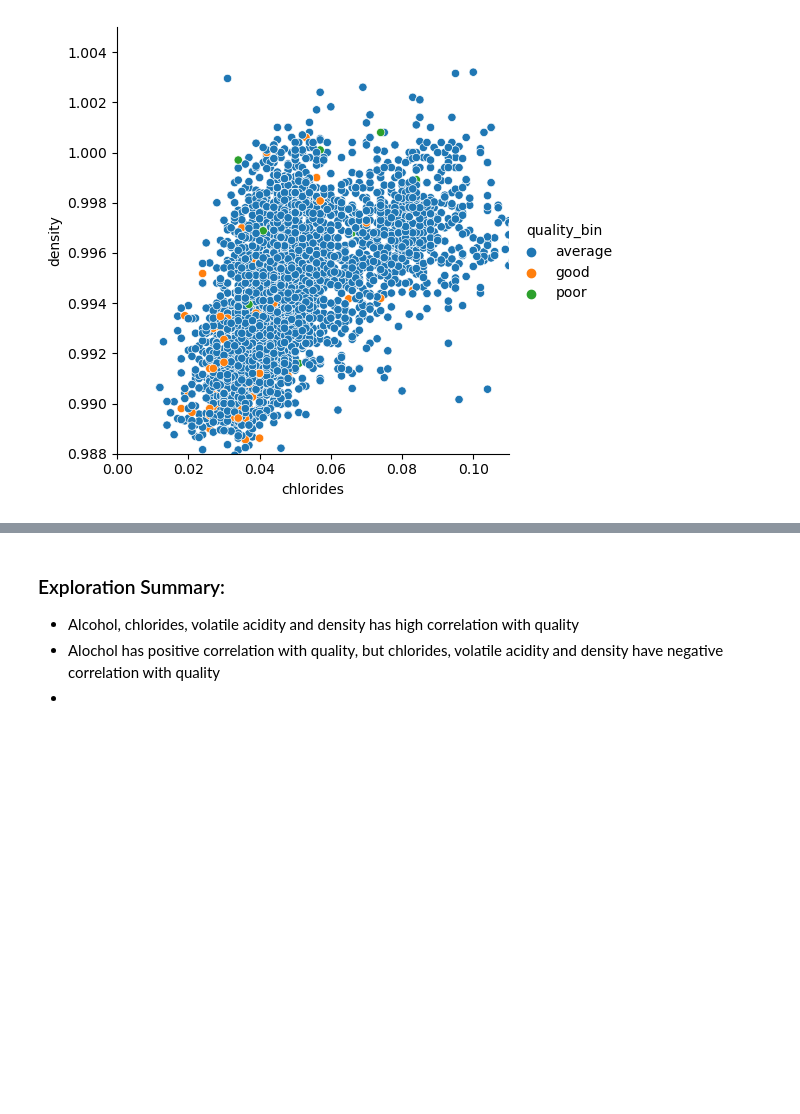
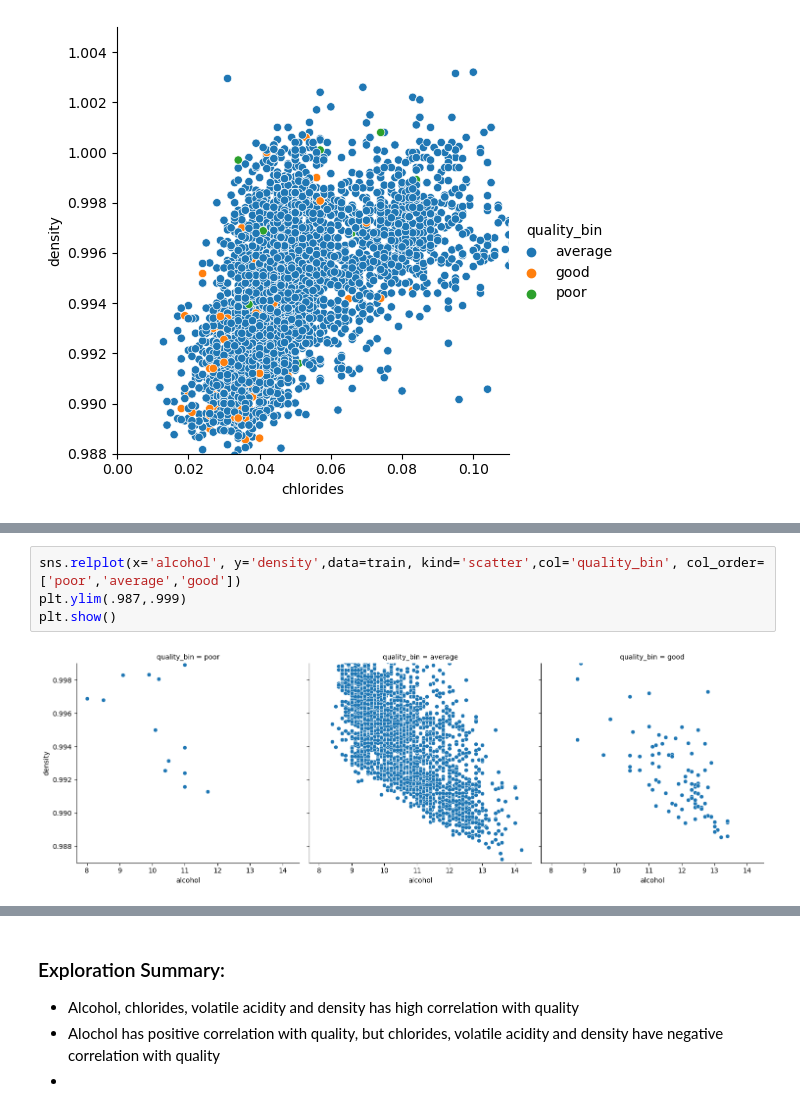
Before and after one commit to lets-wine-about-it/wine-research, a Jupyter notebook: explore_working_copy.ipynb, the cells around one changed output, grey strips where cells are left out. Cells and saved outputs as stored; diff of their text form; blank space fills up the shorter version.

```diff
--- a/explore_working_copy.ipynb
+++ b/explore_working_copy.ipynb
@@ -373,0 +301,6 @@ plt.xlim(0.0, .11)
+# %%
+sns.relplot(x='alcohol', y='density',data=train, kind='scatter',col='quality_bin', col_order=['poor','average','good'])
+plt.ylim(.987,.999)
+plt.show()
+# %% [output]
+[figure, added]
```
Also changed, not shown: parts of 53 cells of this notebook.
